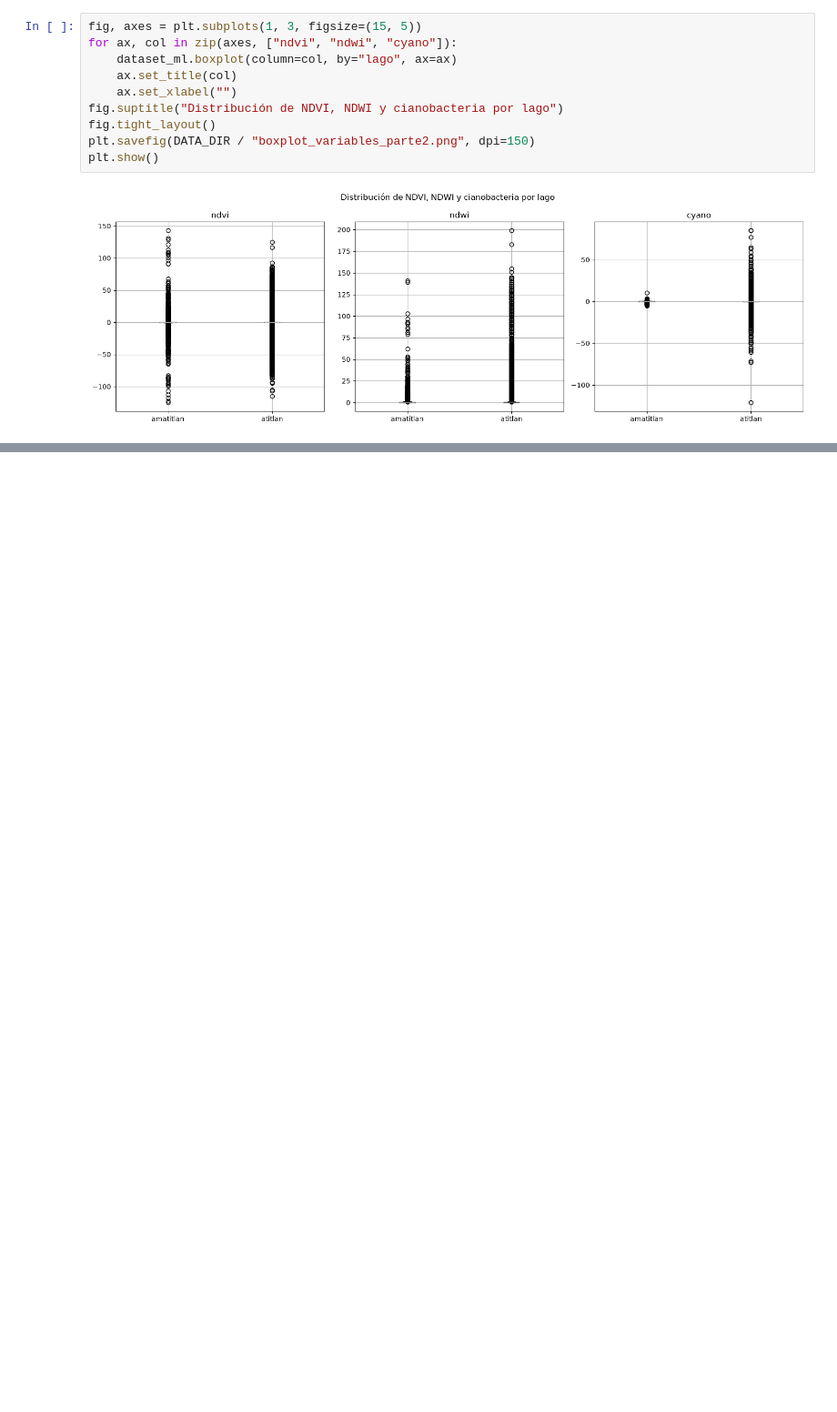
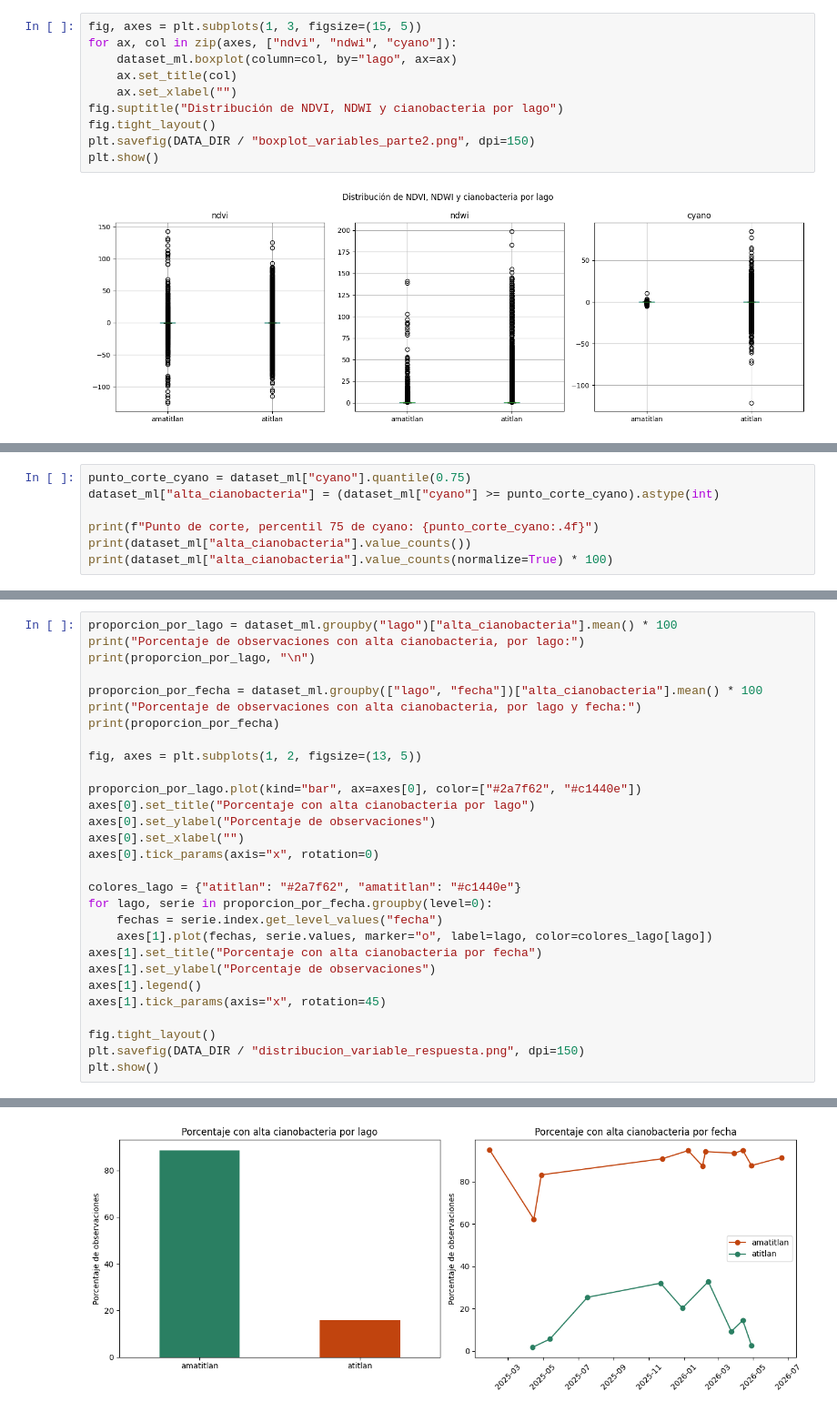
Before and after one commit to erickguerra2/LAB04-DATA, a Jupyter notebook: Laboratorio4_Parte2.ipynb, the cells around one changed output, grey strips where cells are left out. Shown at 91% size. Drawn from its saved outputs; the diff is of its cells as text; blank space fills up the shorter version.

```diff
--- a/Laboratorio4_Parte2.ipynb
+++ b/Laboratorio4_Parte2.ipynb
@@ -263,0 +273,7 @@ Como grupo, tomamos las siguientes decisiones para preparar los datos:
+# %%
+punto_corte_cyano = dataset_ml["cyano"].quantile(0.75)
+dataset_ml["alta_cianobacteria"] = (dataset_ml["cyano"] >= punto_corte_cyano).astype(int)
+
+print(f"Punto de corte, percentil 75 de cyano: {punto_corte_cyano:.4f}")
+print(dataset_ml["alta_cianobacteria"].value_counts())
+print(dataset_ml["alta_cianobacteria"].value_counts(normalize=True) * 100)
@@ -263,0 +294,30 @@ Como grupo, tomamos las siguientes decisiones para preparar los datos:
+# %%
+proporcion_por_lago = dataset_ml.groupby("lago")["alta_cianobacteria"].mean() * 100
+print("Porcentaje de observaciones con alta cianobacteria, por lago:")
+print(proporcion_por_lago, "\n")
+
+proporcion_por_fecha = dataset_ml.groupby(["lago", "fecha"])["alta_cianobacteria"].mean() * 100
+print("Porcentaje de observaciones con alta cianobacteria, por lago y fecha:")
+print(proporcion_por_fecha)
+
+fig, axes = plt.subplots(1, 2, figsize=(13, 5))
+
+proporcion_por_lago.plot(kind="bar", ax=axes[0], color=["#2a7f62", "#c1440e"])
+axes[0].set_title("Porcentaje con alta cianobacteria por lago")
+axes[0].set_ylabel("Porcentaje de observaciones")
+axes[0].set_xlabel("")
+axes[0].tick_params(axis="x", rotation=0)
+
+colores_lago = {"atitlan": "#2a7f62", "amatitlan": "#c1440e"}
+for lago, serie in proporcion_por_fecha.groupby(level=0):
+    fechas = serie.index.get_level_values("fecha")
+    axes[1].plot(fechas, serie.values, marker="o", label=lago, color=colores_lago[lago])
+axes[1].set_title("Porcentaje con alta cianobacteria por fecha")
+axes[1].set_ylabel("Porcentaje de observaciones")
+axes[1].legend()
+axes[1].tick_params(axis="x", rotation=45)
+
+fig.tight_layout()
+plt.savefig(DATA_DIR / "distribucion_variable_respuesta.png", dpi=150)
+plt.show()
+# %% [output]
@@ -263,0 +341 @@ Como grupo, tomamos las siguientes decisiones para preparar los datos:
+[figure, added]
```
Also changed, not shown: parts of 15 cells of this notebook, 4 other files.
